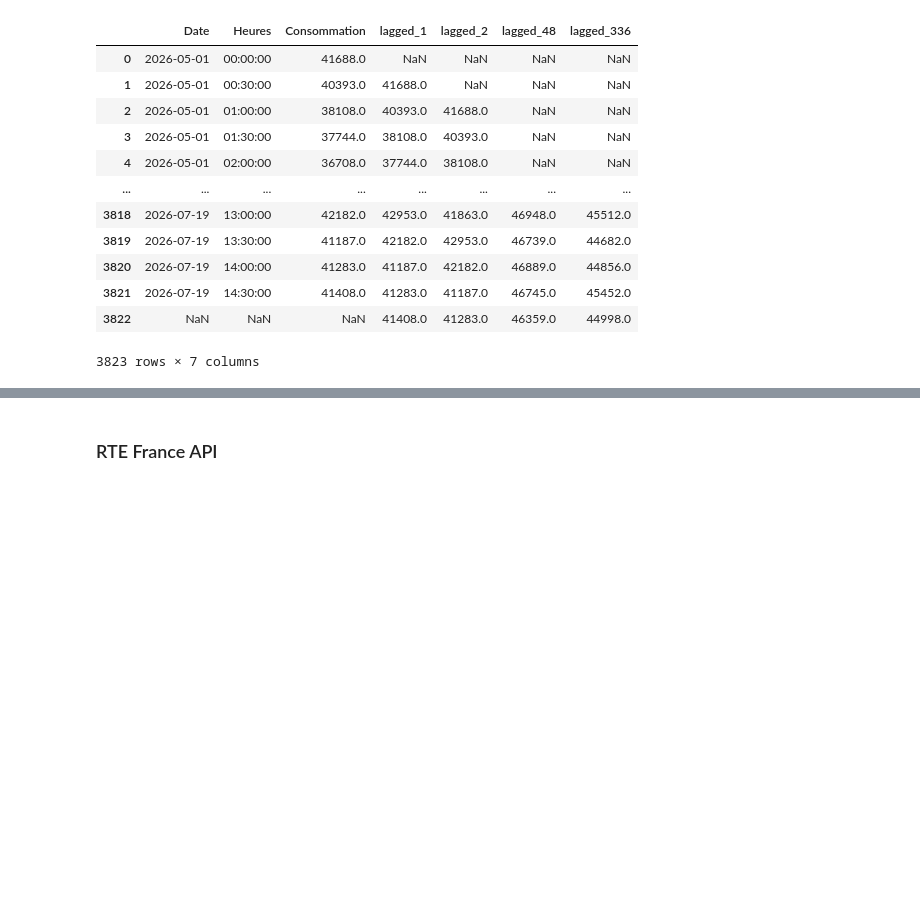
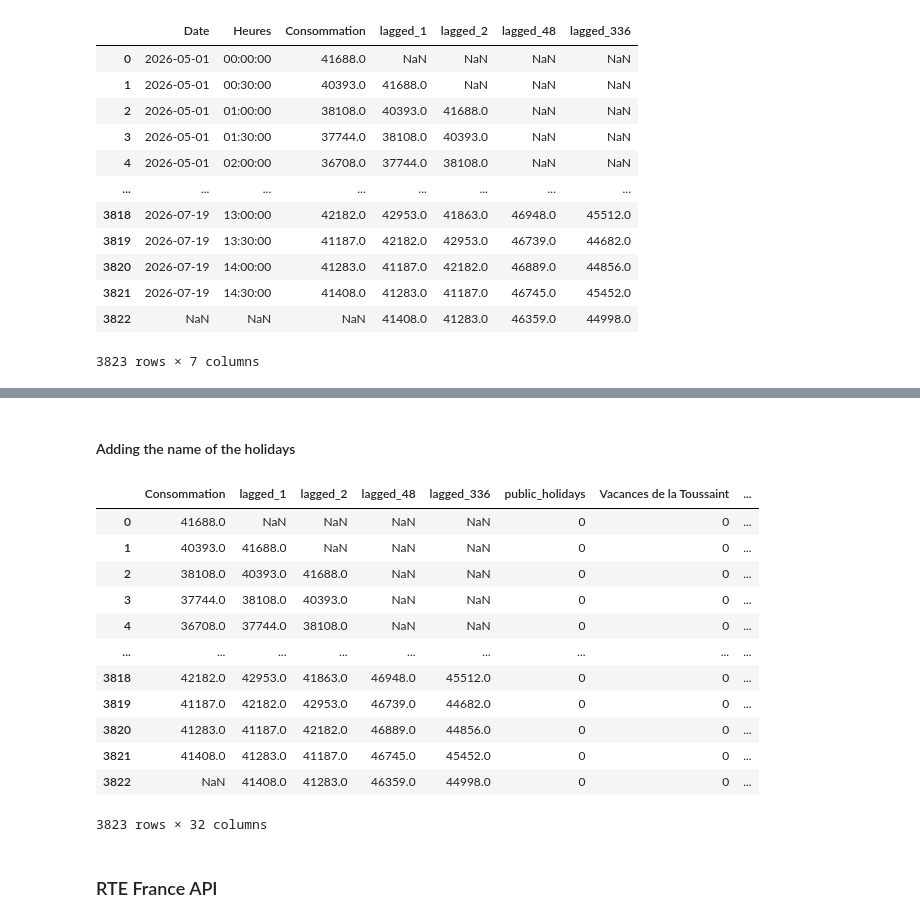
Before and after one commit to Marwane-ELM/energy_peak_prediction_fr, a Jupyter notebook: notebooks/api_experiments.ipynb, the cells around one changed output, grey strips where cells are left out. Saved outputs shown, nothing was run; the diff lists cells and outputs as text; code cells hidden in the pictures; blank space fills up the shorter version.

Commit message:
Working on the input data of the models to make predictions

```diff
--- a/notebooks/api_experiments.ipynb
+++ b/notebooks/api_experiments.ipynb
@@ -92,4 +78,4 @@ datetime.time(15, 0)
 # %%
 df.loc[len(df)-1, "Heures"] = new_time
 # %%
-df
+df.loc[len(df)-1, "Date"] = datetime.today().strftime('%Y-%m-%d')
@@ -110,14 +81,0 @@ df
-# %%
-from datetime import date
-from vacances_scolaires_france import SchoolHolidayDates
-
-vacances = SchoolHolidayDates()
-today = date.today()
-
-zone_a = vacances.is_holiday_for_zone(today, "A")
-zone_b = vacances.is_holiday_for_zone(today, "B")
-zone_c = vacances.is_holiday_for_zone(today, "C")
-
-print(f"Zone A : {zone_a}")
-print(f"Zone B : {zone_b}")
-print(f"Zone C : {zone_c}")
@@ -127,0 +98,2 @@ Zone C : True
+# %% [markdown]
+#### Adding the name of the holidays
@@ -127,0 +103,11 @@ Zone C : True
+# %%
+from pprint import pprint
+today = date(2026, 5, 16).isoformat()
+
+url = "https://data.education.gouv.fr/api/explore/v2.1/catalog/datasets/fr-en-calendrier-scolaire/records"
+
+params = {
+    "where": f"start_date <= date'{today}' AND end_date >= date'{today}' AND zones = 'Zone C'"
+}
+
+response = requests.get(url, params=params)
@@ -128,3 +154,23 @@ Zone C : True
+# %%
+df = fe.date_and_hour(df)
+df = fe.cyclical_encoding(df)
+df = fe.rolling_window(df)
+df = fe.lagged_trend(df)
+df
+# %% [output]
+|  | Consommation | lagged_1 | lagged_2 | lagged_48 | lagged_336 | public_holidays | Vacances de la Toussaint | ... |
+| 0 | 41688.0 | NaN | NaN | NaN | NaN | 0 | 0 | ... |
+| 1 | 40393.0 | 41688.0 | NaN | NaN | NaN | 0 | 0 | ... |
+| 2 | 38108.0 | 40393.0 | 41688.0 | NaN | NaN | 0 | 0 | ... |
+| 3 | 37744.0 | 38108.0 | 40393.0 | NaN | NaN | 0 | 0 | ... |
+| 4 | 36708.0 | 37744.0 | 38108.0 | NaN | NaN | 0 | 0 | ... |
+| ... | ... | ... | ... | ... | ... | ... | ... | ... |
+| 3818 | 42182.0 | 42953.0 | 41863.0 | 46948.0 | 45512.0 | 0 | 0 | ... |
+| 3819 | 41187.0 | 42182.0 | 42953.0 | 46739.0 | 44682.0 | 0 | 0 | ... |
+| 3820 | 41283.0 | 41187.0 | 42182.0 | 46889.0 | 44856.0 | 0 | 0 | ... |
+| 3821 | 41408.0 | 41283.0 | 41187.0 | 46745.0 | 45452.0 | 0 | 0 | ... |
+| 3822 | NaN | 41408.0 | 41283.0 | 46359.0 | 44998.0 | 0 | 0 | ... |
+3823 rows × 32 columns
 # %% [markdown]
 ### RTE France API
 # %%
```
Also changed, not shown: parts of 12 cells of this notebook, 4 other files.
